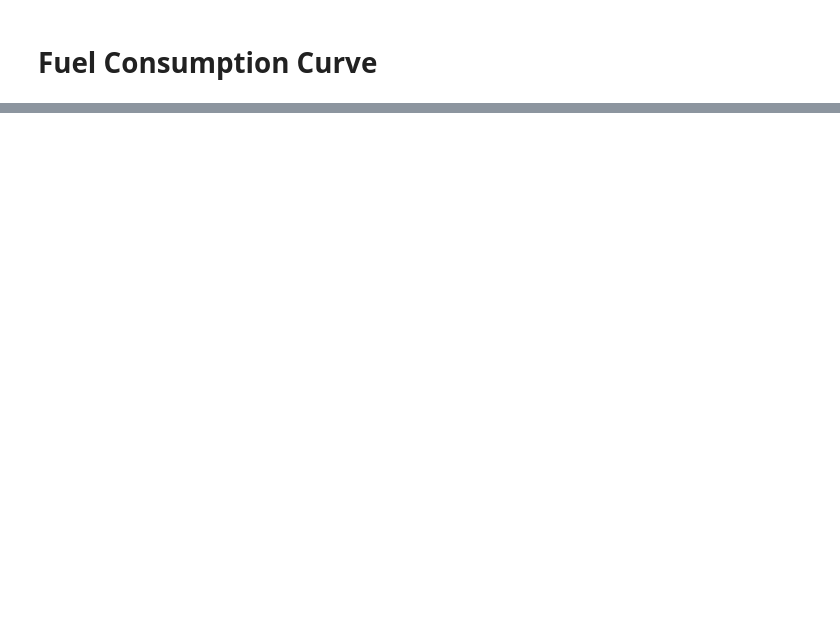
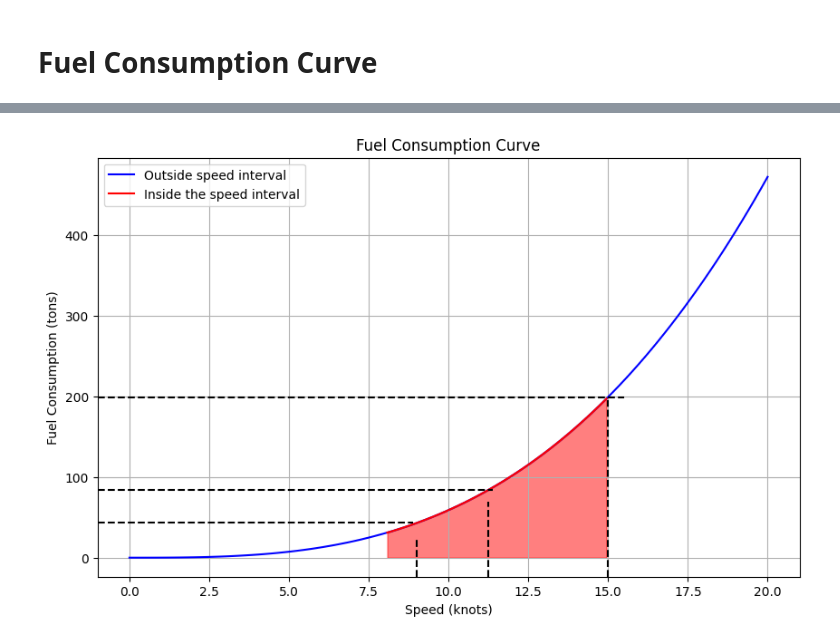
Before and after one commit to tobiasbergeland/SpeedOptiRepo, a Jupyter notebook: plots.ipynb, the cells around one changed output, grey strips where cells are left out. Cells and saved outputs as stored; diff of their text form; code cells hidden in the pictures; blank space fills up the shorter version.

Commit message:
Route first_speed second

```diff
--- a/plots.ipynb
+++ b/plots.ipynb
@@ -34,0 +36,44 @@ plt.show()
+# %%
+import numpy as np
+import matplotlib.pyplot as plt
+
+# Create a vector of velocities
+v = np.linspace(0, 20, 100)
+
+# Calculate the function values
+fc = (0.15 * (v / 14) ** 3) * 1080
+
+# Create a mask for the interval you want to be red
+red_mask = (v >= 8) & (v <= 15)
+
+# Proceed with the plot
+plt.figure(figsize=(10, 6))
+plt.plot(v, fc, 'b', label='Outside speed interval')  # Plot the entire curve in blue
+plt.plot(v[red_mask], fc[red_mask], 'r', label='Inside the speed interval')  # Plot the red interval in red
+
+# Fill the area under the red interval with a red shade
+plt.fill_between(v, fc, where=red_mask, color='red', alpha=0.5)
+
+# Speeds of interest
+speeds = [9, 11.25, 15]
+for speed in speeds:
+    # Calculate the corresponding fuel consumption
+    fc_value = 0.15 * (speed / 14) ** 3 * 1080
+
+    # Plot the vertical line from the x-axis to the curve
+    plt.axvline(x=speed, color='k', linestyle='--', ymin=0, ymax=(fc_value / max(fc)))
+
+    # Plot the horizontal line from the curve to the y-axis
+    plt.axhline(y=fc_value, color='k', linestyle='--', xmin=0, xmax=(speed / max(v)))
+
+# Adding labels and title
+plt.xlabel('Speed (knots)')
+plt.ylabel('Fuel Consumption (tons)')
+plt.title('Fuel Consumption Curve')
+plt.legend()
+plt.grid(True)
+
+# Display the plot
+plt.show()
+# %% [output]
+[figure, added]
```
Also changed, not shown: parts of 1 cell of this notebook, 4 other files.
